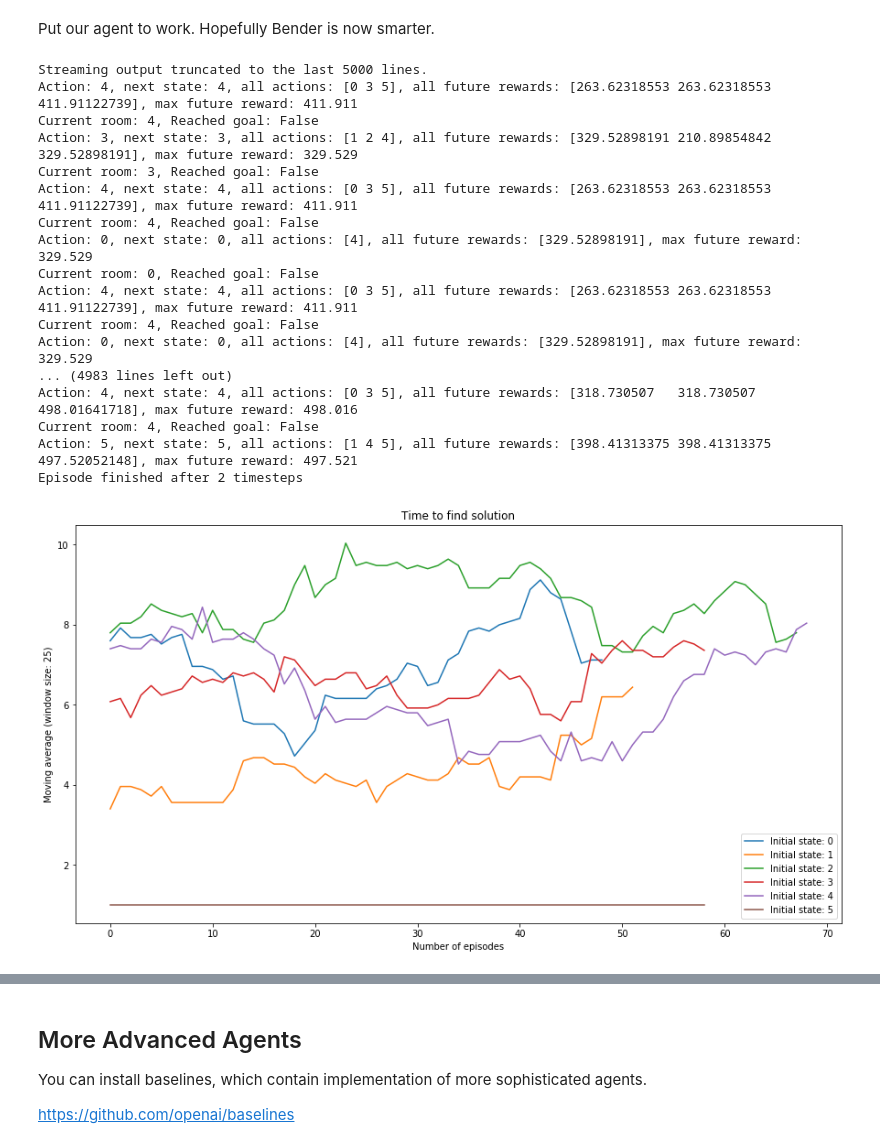
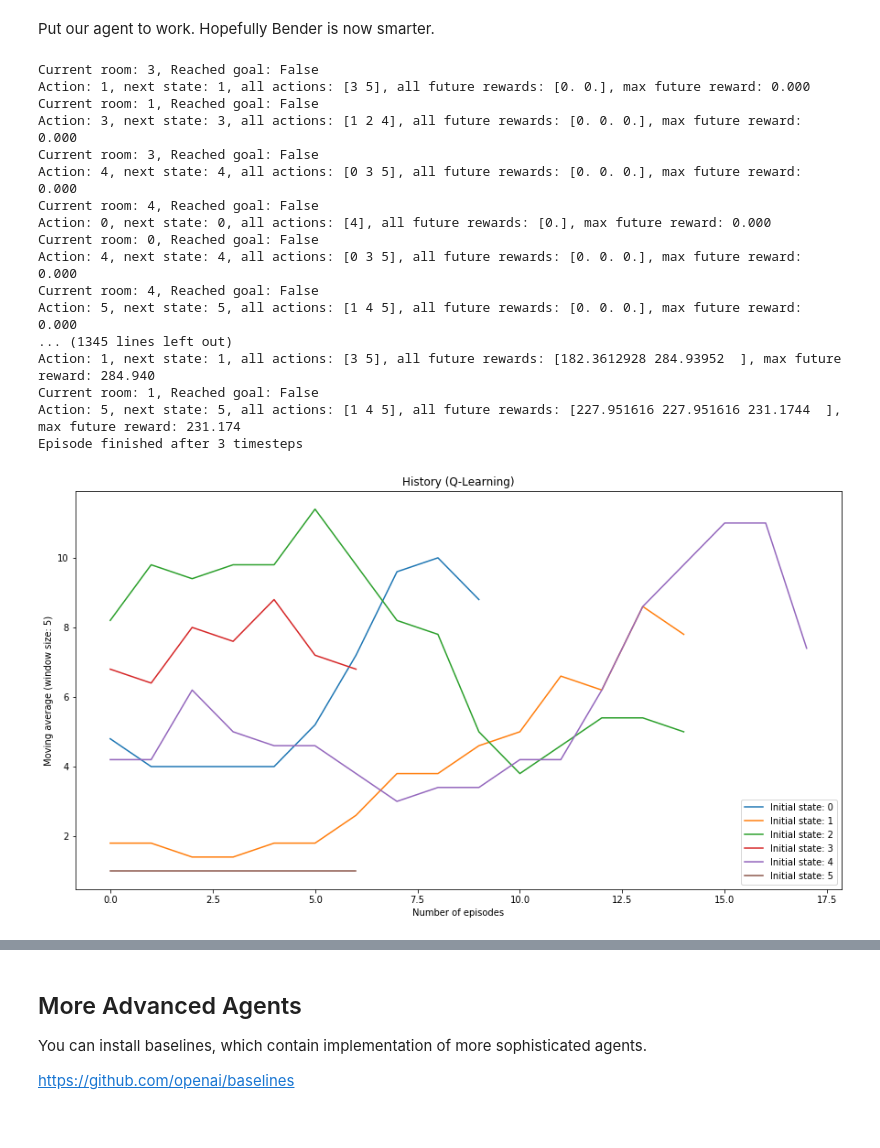
Before and after one commit to lisaong/diec, a Jupyter notebook: day4/rl/path_finding_demo.ipynb, the cells around one changed output, grey strips where cells are left out. Saved outputs shown, nothing was run; the diff lists cells and outputs as text; code cells hidden in the pictures.

```diff
--- a/day4/rl/path_finding_demo.ipynb
+++ b/day4/rl/path_finding_demo.ipynb
@@ -301,7 +301,7 @@ class QLearningAgent:
   def act(self, observation, reward, done):
     """Update the Q-matrix, then take an action
     observation: current state
-    reward: reward from the previous action
+    reward: reward from the previous action (unused)
     done: whether the episode is completed
     """
     state = observation
@@ -360,8 +360,8 @@ Q-values:
 Put our agent to work. Hopefully Bender is now smarter.
 # %%
 # Global state
-EPISODE_COUNT = 500
-STEPS_PER_EPISODE = 200
+EPISODE_COUNT = 100
+STEPS_PER_EPISODE = 20
 done = False
 reward = 0
 
@@ -393,47 +393,50 @@ for episode in range(EPISODE_COUNT):
 
 env.close()
 # %% [output]
-Streaming output truncated to the last 5000 lines.
-Action: 4, next state: 4, all actions: [0 3 5], all future rewards: [263.62318553 263.62318553 411.91122739], max future reward: 411.911
+Current room: 3, Reached goal: False
+Action: 1, next state: 1, all actions: [3 5], all future rewards: [0. 0.], max future reward: 0.000
+Current room: 1, Reached goal: False
+Action: 3, next state: 3, all actions: [1 2 4], all future rewards: [0. 0. 0.], max future reward: 0.000
+Current room: 3, Reached goal: False
+Action: 4, next state: 4, all actions: [0 3 5], all future rewards: [0. 0. 0.], max future reward: 0.000
 Current room: 4, Reached goal: False
-Action: 3, next state: 3, all actions: [1 2 4], all future rewards: [329.52898191 210.89854842 329.52898191], max future reward: 329.529
-Current room: 3, Reached goal: False
-Action: 4, next state: 4, all actions: [0 3 5], all future rewards: [263.62318553 263.62318553 411.91122739], max future reward: 411.911
+Action: 0, next state: 0, all actions: [4], all future rewards: [0.], max future reward: 0.000
+Current room: 0, Reached goal: False
+Action: 4, next state: 4, all actions: [0 3 5], all future rewards: [0. 0. 0.], max future reward: 0.000
 Current room: 4, Reached goal: False
-Action: 0, next state: 0, all actions: [4], all future rewards: [329.52898191], max future reward: 329.529
-Current room: 0, Reached goal: False
-Action: 4, next state: 4, all actions: [0 3 5], all future rewards: [263.62318553 263.62318553 411.91122739], max future reward: 411.911
-Current room: 4, Reached goal: False
-Action: 0, next state: 0, all actions: [4], all future rewards: [329.52898191], max future reward: 329.529
-... (4983 lines left out)
-Action: 4, next state: 4, all actions: [0 3 5], all future rewards: [318.730507   318.730507   498.01641718], max future reward: 498.016
-Current room: 4, Reached goal: False
-Action: 5, next state: 5, all actions: [1 4 5], all future rewards: [398.41313375 398.41313375 497.52052148], max future reward: 497.521
-Episode finished after 2 timesteps
+Action: 5, next state: 5, all actions: [1 4 5], all future rewards: [0. 0. 0.], max future reward: 0.000
+... (1345 lines left out)
+Action: 1, next state: 1, all actions: [3 5], all future rewards: [182.3612928 284.93952  ], max future reward: 284.940
+Current room: 1, Reached goal: False
+Action: 5, next state: 5, all actions: [1 4 5], all future rewards: [227.951616 227.951616 231.1744  ], max future reward: 231.174
+Episode finished after 3 timesteps
 # %%
 # plot the history as a moving average
 import matplotlib.pyplot as plt
 
-def moving_average(a, n):
-  # https://stackoverflow.com/questions/14313510/how-to-calculate-moving-average-using-numpy
-  ret = np.cumsum(a, dtype=float)
-  ret[n:] = ret[n:] - ret[:-n]
-  return ret[n - 1:] / n
+def plot_history(history, title):
+  def moving_average(a, n):
+    # https://stackoverflow.com/questions/14313510/how-to-calculate-moving-average-using-numpy
+    ret = np.cumsum(a, dtype=float)
+    ret[n:] = ret[n:] - ret[:-n]
+    return ret[n - 1:] / n
 
-fig, ax = plt.subplots(figsize=(15, 8))
+  fig, ax = plt.subplots(figsize=(15, 8))
 
-window_size = min(EPISODE_COUNT//20, 100)
-for start, ts in history.items():
-  ax.plot(moving_average(ts, window_size), label=f'Initial state: {start}')
+  window_size = min(EPISODE_COUNT//10, 5)
+  for start, ts in history.items():
+    ax.plot(moving_average(ts, window_size), label=f'Initial state: {start}')
 
-ax.set_title(f'Time to find solution')
-ax.set_xlabel(f'Number of episodes')
-ax.set_ylabel(f'Moving average (window size: {window_size})')
+  ax.set_title(title)
+  ax.set_xlabel(f'Number of episodes')
+  ax.set_ylabel(f'Moving average (window size: {window_size})')
 
-ax.legend()
-plt.show()
+  ax.legend()
+  plt.show()
+
+plot_history(history, title='History (Q-Learning)')
 # %% [output]
-[figure, old version]
+[figure, new version]
 # %%
 bender_v2.Q
 # %% [output]
```
Also changed, not shown: parts of 11 cells of this notebook.
